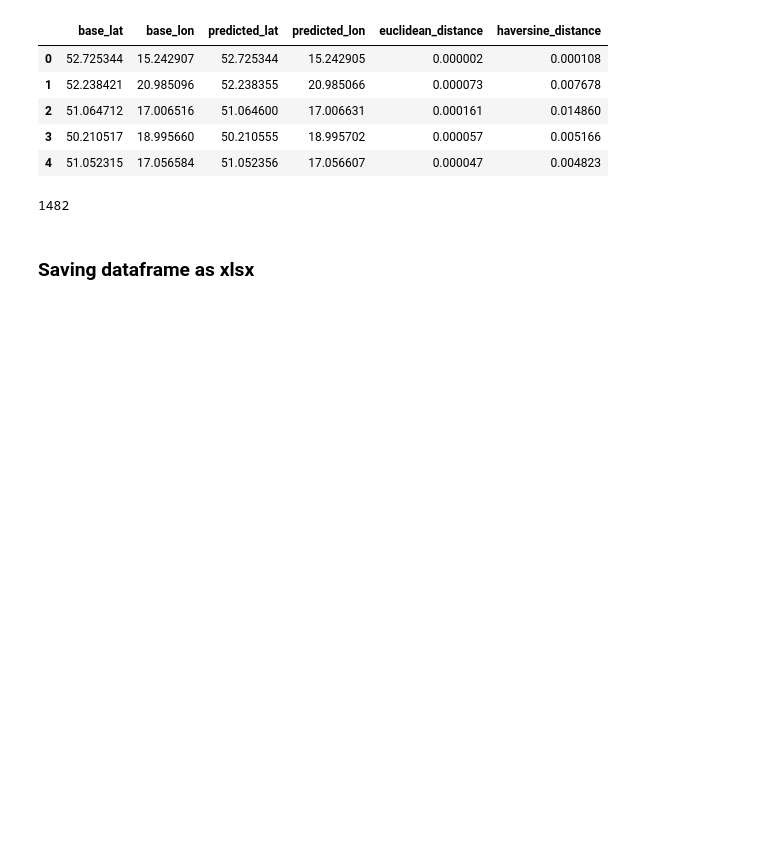
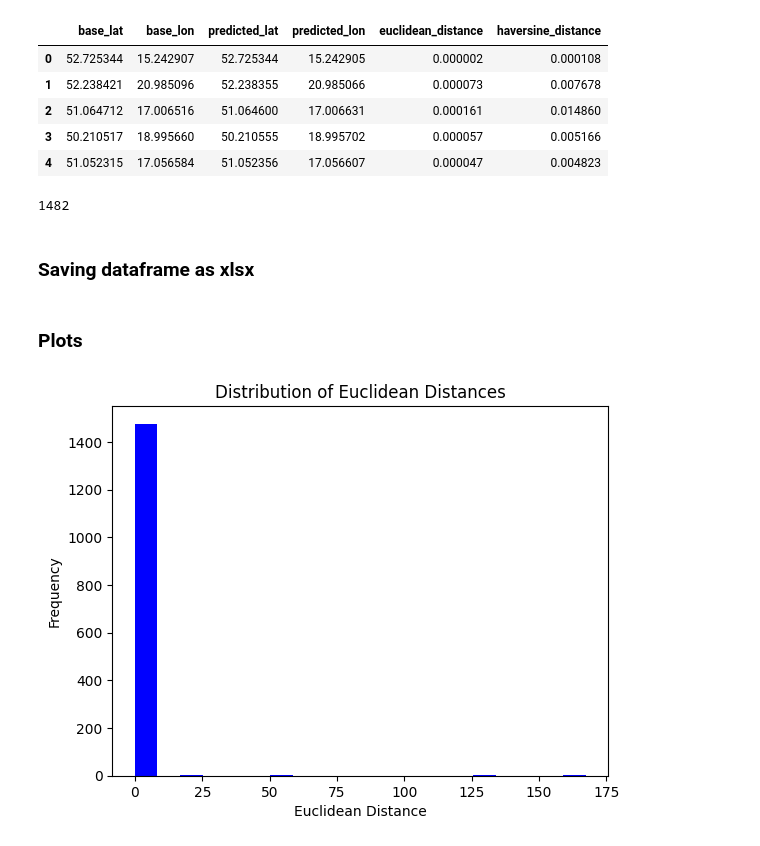
Before and after one commit to wiktorflorian/Tasks, a Jupyter notebook: NumLab/geo_localization.ipynb, the cells around one changed output. Saved outputs shown, nothing was run; the diff lists cells and outputs as text; code cells hidden in the pictures; blank space fills up the shorter version.

Commit message:
added two basic plots

```diff
--- a/NumLab/geo_localization.ipynb
+++ b/NumLab/geo_localization.ipynb
@@ -94,3 +94,14 @@ len(df)
 save_path = "data/geo_localization.xlsx"
 
 df.to_excel(save_path, index=False)
+# %% [markdown]
+### Plots
+# %%
+# Histogram of euclidean distances
+plt.hist(df['euclidean_distance'], bins=20, color='blue')
+plt.xlabel('Euclidean Distance')
+plt.ylabel('Frequency')
+plt.title('Distribution of Euclidean Distances')
+plt.show()
+# %% [output]
+[figure, added]
```
Also changed, not shown: parts of 1 cell of this notebook, 1 other file.
